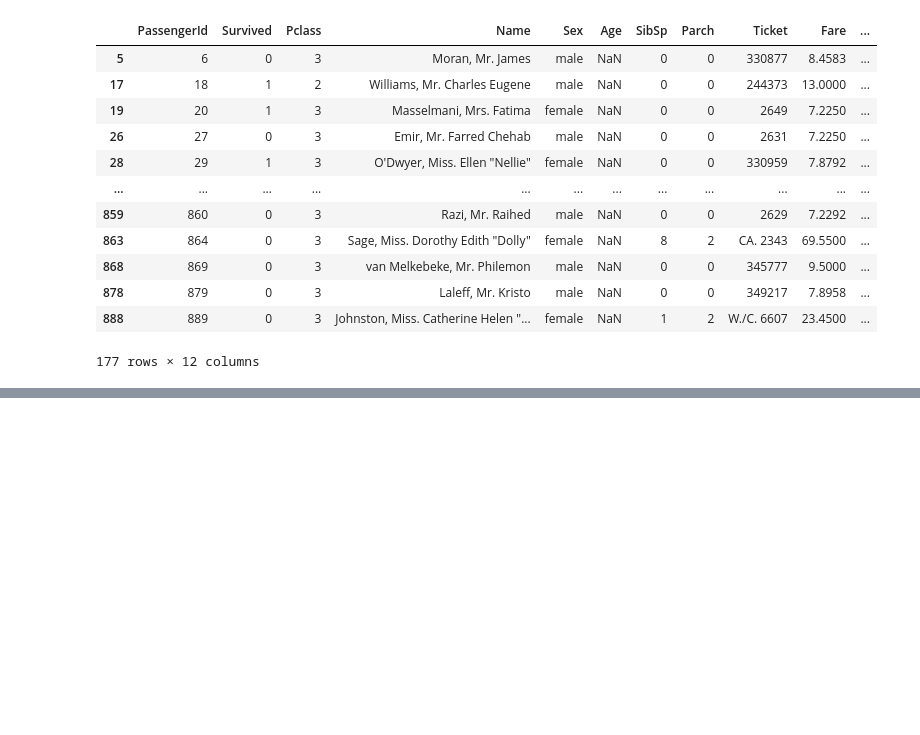
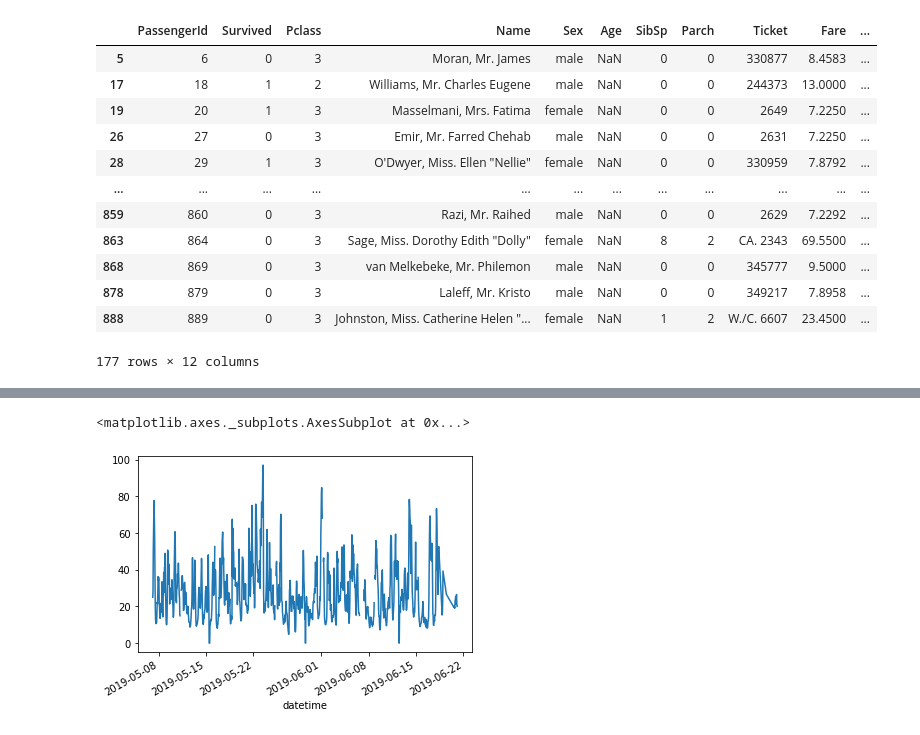
Before and after one commit to Ethic41/kaggle, a Jupyter notebook: pandas_primer/intro.ipynb, the cells around one changed output, grey strips where cells are left out. Drawn from its saved outputs; the diff is of its cells as text; code cells hidden in the pictures; blank space fills up the shorter version.

```diff
--- a/pandas_primer/intro.ipynb
+++ b/pandas_primer/intro.ipynb
@@ -358,0 +401,5 @@ Name: Name, Length: 217, dtype: object
+# %%
+air_quality["station_paris"].plot()
+# %% [output]
+<matplotlib.axes._subplots.AxesSubplot at 0x...>
+[figure, added]
```
Also changed, not shown: parts of 11 cells of this notebook, 3 other files.
